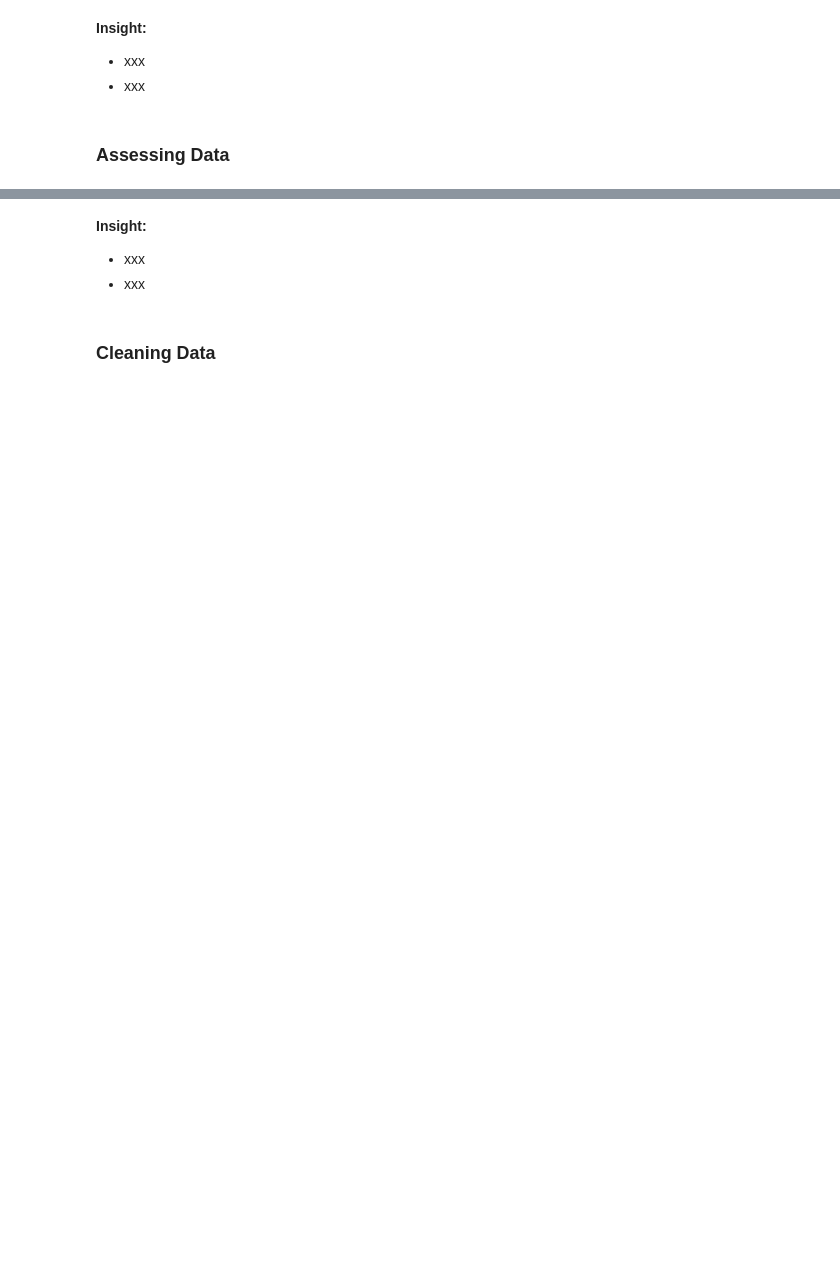
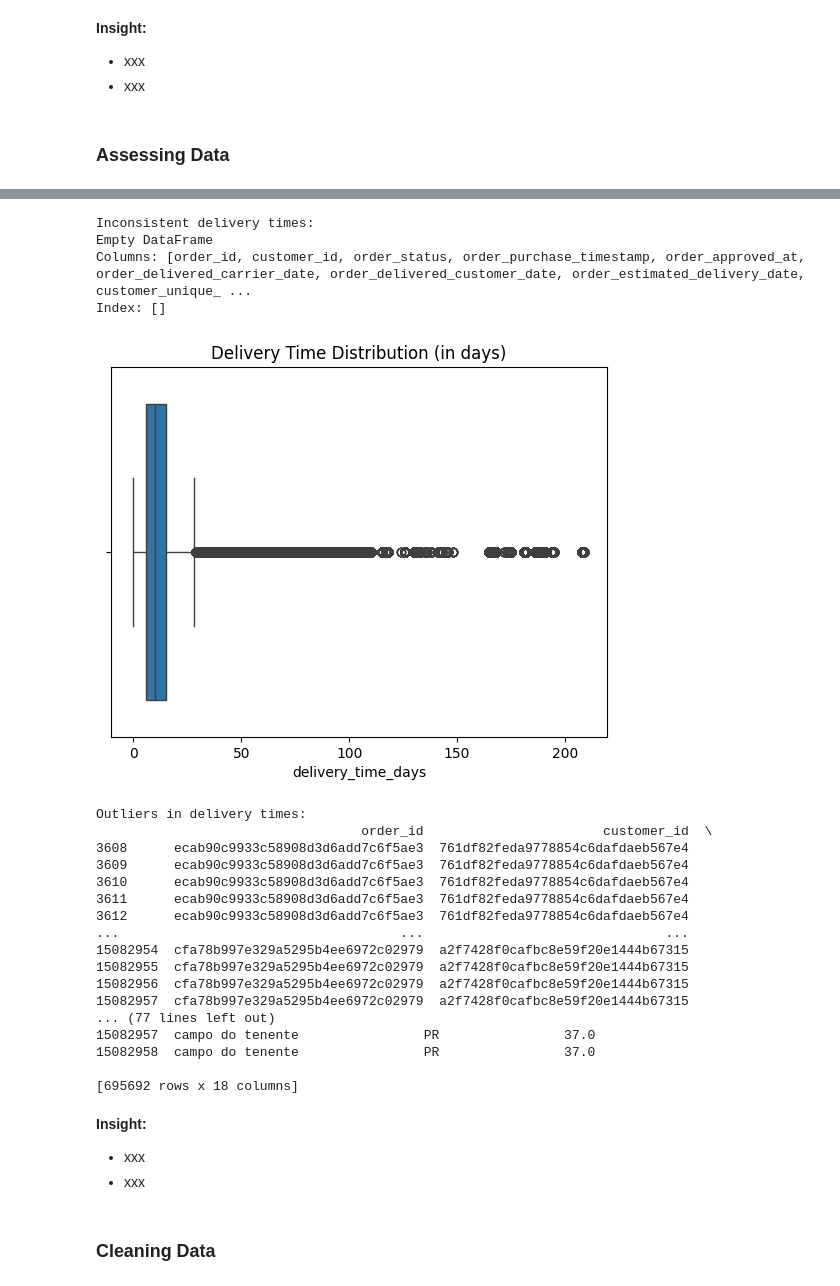
Before and after one commit to faarismuda/E-commerce-Analysis, a Jupyter notebook: Proyek Analisis Data Dicoding - Faaris Muda Dwi Nugraha.ipynb, the cells around one changed output, grey strips where cells are left out. Drawn from its saved outputs; the diff is of its cells as text; code cells hidden in the pictures; blank space fills up the shorter version.

```diff
--- a/Proyek Analisis Data Dicoding - Faaris Muda Dwi Nugraha.ipynb
+++ b/Proyek Analisis Data Dicoding - Faaris Muda Dwi Nugraha.ipynb
@@ -117,0 +71,15 @@ delivery_time_df = pd.merge(orders_df, customers_df, on='customer_id', how='left
+# %%
+# Gabungkan orders dengan customers
+orders_customers = pd.merge(orders, customers, on='customer_id', how='inner')
+
+# Gabungkan dengan geolocation untuk data kota
+orders_geo = pd.merge(orders_customers, geolocation,
+                       left_on='customer_zip_code_prefix',
+                       right_on='geolocation_zip_code_prefix',
+                       how='left')
+
+# Filter data tahun 2017
+orders_geo['order_purchase_timestamp'] = pd.to_datetime(orders_geo['order_purchase_timestamp'])
+orders_2017 = orders_geo[orders_geo['order_purchase_timestamp'].dt.year == 2017]
+
+orders_2017.head()
@@ -303,3 +283,55 @@ print(long_delivery_payment_methods)
+# %%
+# Hitung selisih waktu pengiriman dalam hari
+orders_geo['delivery_time_days'] = (orders_geo['order_delivered_customer_date'] -
+                                    orders_geo['order_purchase_timestamp']).dt.days
+
+# Cek nilai yang tidak masuk akal (waktu pengiriman negatif)
+inconsistent_delivery_time = orders_geo[orders_geo['delivery_time_days'] < 0]
+print("Inconsistent delivery times:")
+print(inconsistent_delivery_time)
+# %% [output]
+Inconsistent delivery times:
+Empty DataFrame
+Columns: [order_id, customer_id, order_status, order_purchase_timestamp, order_approved_at, order_delivered_carrier_date, order_delivered_customer_date, order_estimated_delivery_date, customer_unique_ ...
+Index: []
+# %%
+# Plot distribusi waktu pengiriman
+sns.boxplot(x=orders_geo['delivery_time_days'])
+plt.title("Delivery Time Distribution (in days)")
+plt.show()
+
+# Identifikasi outlier (menggunakan IQR)
+Q1 = orders_geo['delivery_time_days'].quantile(0.25)
+Q3 = orders_geo['delivery_time_days'].quantile(0.75)
+IQR = Q3 - Q1
+
+# Outlier: data di luar (Q1 - 1.5*IQR) dan (Q3 + 1.5*IQR)
+outliers = orders_geo[
+    (orders_geo['delivery_time_days'] < (Q1 - 1.5 * IQR)) |
+    (orders_geo['delivery_time_days'] > (Q3 + 1.5 * IQR))
+]
+
+print("Outliers in delivery times:")
+print(outliers)
+# %% [output]
+[figure, added]
+Outliers in delivery times:
+                                  order_id                       customer_id  \
+3608      ecab90c9933c58908d3d6add7c6f5ae3  761df82feda9778854c6dafdaeb567e4
+3609      ecab90c9933c58908d3d6add7c6f5ae3  761df82feda9778854c6dafdaeb567e4
+3610      ecab90c9933c58908d3d6add7c6f5ae3  761df82feda9778854c6dafdaeb567e4
+3611      ecab90c9933c58908d3d6add7c6f5ae3  761df82feda9778854c6dafdaeb567e4
+3612      ecab90c9933c58908d3d6add7c6f5ae3  761df82feda9778854c6dafdaeb567e4
+...                                    ...                               ...
+15082954  cfa78b997e329a5295b4ee6972c02979  a2f7428f0cafbc8e59f20e1444b67315
+15082955  cfa78b997e329a5295b4ee6972c02979  a2f7428f0cafbc8e59f20e1444b67315
+15082956  cfa78b997e329a5295b4ee6972c02979  a2f7428f0cafbc8e59f20e1444b67315
+15082957  cfa78b997e329a5295b4ee6972c02979  a2f7428f0cafbc8e59f20e1444b67315
+... (77 lines left out)
+15082957  campo do tenente                PR                37.0
+15082958  campo do tenente                PR                37.0
+
+[695692 rows x 18 columns]
 # %% [markdown]
 **Insight:**
 - xxx
```
Also changed, not shown: parts of 41 cells of this notebook.
